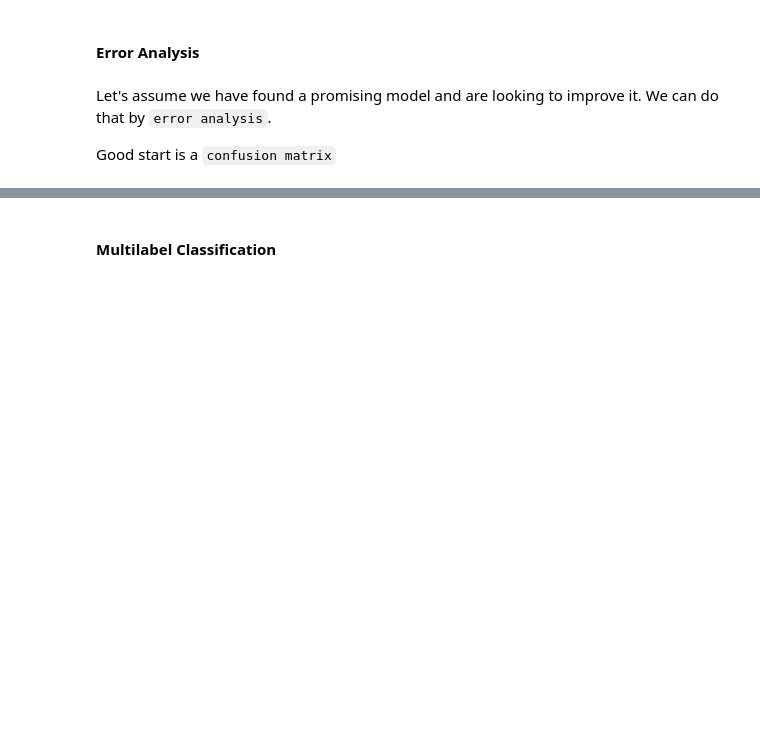
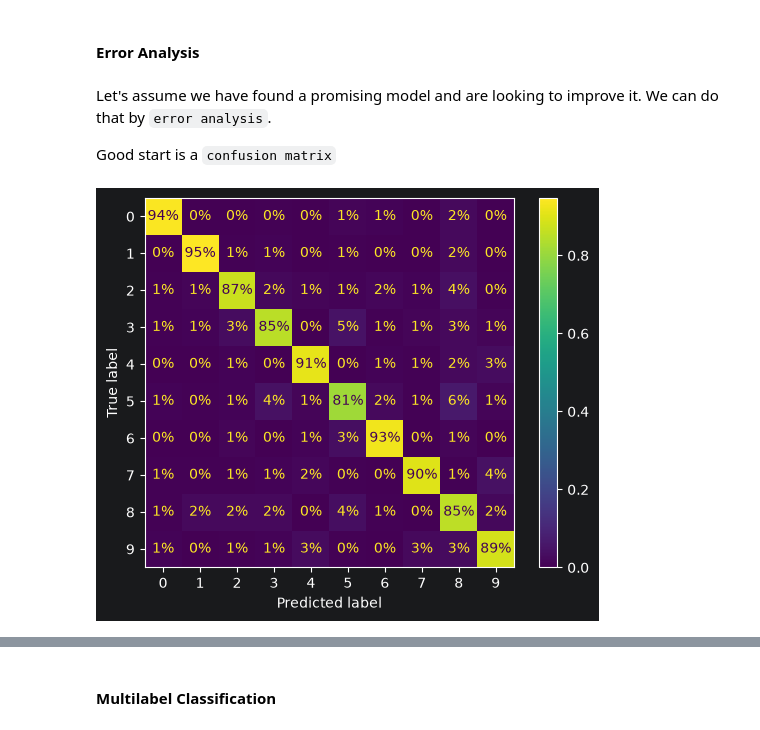
Before and after one commit to AVilums/hands-on-ml, a Jupyter notebook: chapter_3/classification.ipynb, the cells around one changed output, grey strips where cells are left out. Drawn from its saved outputs; the diff is of its cells as text; code cells hidden in the pictures; blank space fills up the shorter version.

```diff
--- a/chapter_3/classification.ipynb
+++ b/chapter_3/classification.ipynb
@@ -324,9 +355,15 @@ Good start is a `confusion matrix`
 # %%
 from sklearn.metrics import ConfusionMatrixDisplay
 
-y_train_pred = cross_val_predict(sgd_clf, X_train_scaled, y_train, cv=3)
-ConfusionMatrixDisplay.from_predictions(y_train, y_train_pred, normalize="true", values_format=".0%")
+y_train_pred = cross_val_predict(
+    sgd_clf, X_train_scaled, y_train, cv=3, n_jobs=-1
+)
+ConfusionMatrixDisplay.from_predictions(
+    y_train, y_train_pred, normalize='true', values_format='.0%'
+)
 plt.show()
+# %% [output]
+[figure, added]
 # %%
 sample_weight = (y_train_pred != y_train)
 ConfusionMatrixDisplay.from_predictions(y_train, y_train_pred, sample_weight=sample_weight, normalize="true", values_format=".0%")
```
Also changed, not shown: parts of 36 cells of this notebook.
